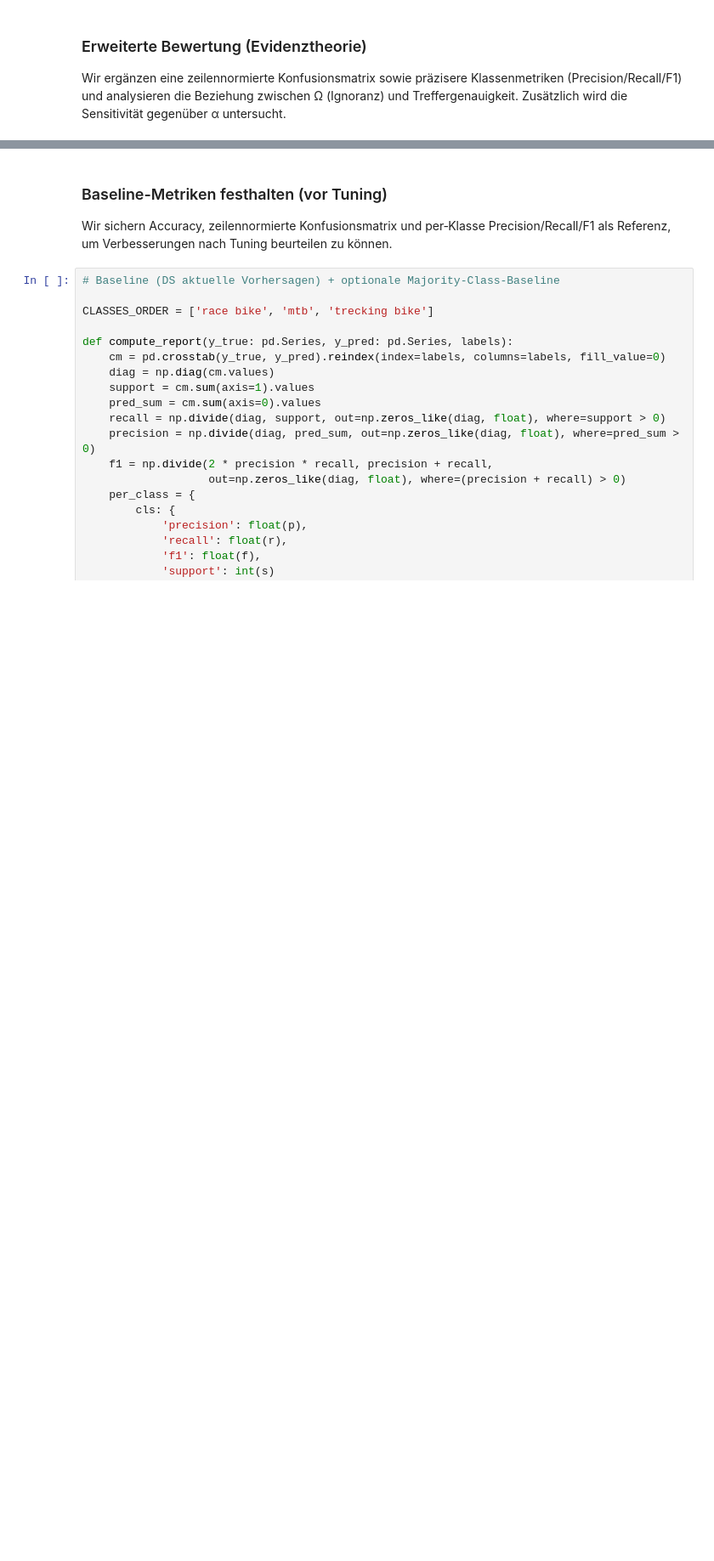
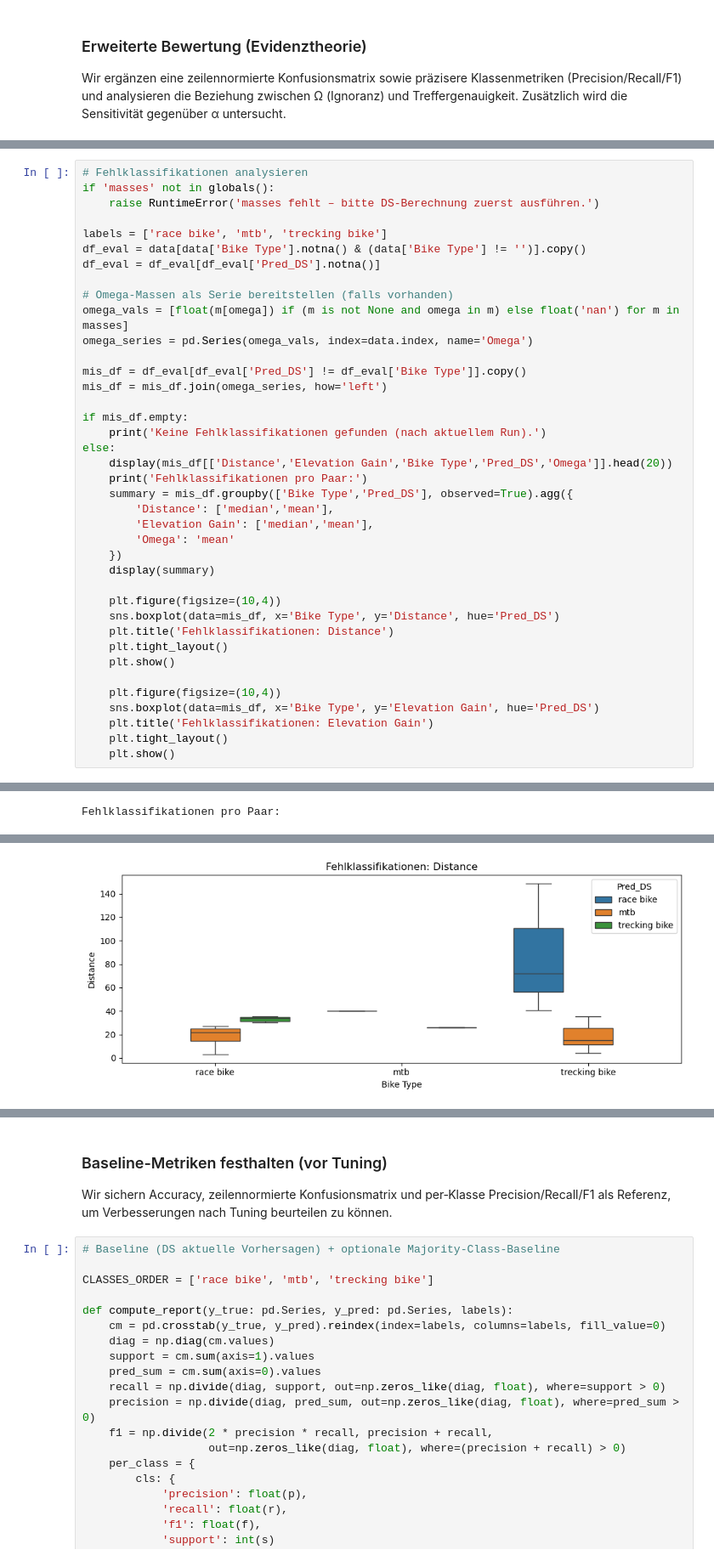
Before and after one commit to litithio/EVIDENCE_CBR, a Jupyter notebook: Assignment_Evidence_CBR.ipynb, the cells around one changed output, grey strips where cells are left out. Shown at 85% size. Drawn from its saved outputs; the diff is of its cells as text; blank space fills up the shorter version.

```diff
--- a/Assignment_Evidence_CBR.ipynb
+++ b/Assignment_Evidence_CBR.ipynb
@@ -341,0 +401,40 @@ display(report.round(3))
+# %%
+# Fehlklassifikationen analysieren
+if 'masses' not in globals():
+    raise RuntimeError('masses fehlt – bitte DS-Berechnung zuerst ausführen.')
+
+labels = ['race bike', 'mtb', 'trecking bike']
+df_eval = data[data['Bike Type'].notna() & (data['Bike Type'] != '')].copy()
+df_eval = df_eval[df_eval['Pred_DS'].notna()]
+
+# Omega-Massen als Serie bereitstellen (falls vorhanden)
+omega_vals = [float(m[omega]) if (m is not None and omega in m) else float('nan') for m in masses]
+omega_series = pd.Series(omega_vals, index=data.index, name='Omega')
+
+mis_df = df_eval[df_eval['Pred_DS'] != df_eval['Bike Type']].copy()
+mis_df = mis_df.join(omega_series, how='left')
+
+if mis_df.empty:
+    print('Keine Fehlklassifikationen gefunden (nach aktuellem Run).')
+else:
+    display(mis_df[['Distance','Elevation Gain','Bike Type','Pred_DS','Omega']].head(20))
+    print('Fehlklassifikationen pro Paar:')
+    summary = mis_df.groupby(['Bike Type','Pred_DS'], observed=True).agg({
+        'Distance': ['median','mean'],
+        'Elevation Gain': ['median','mean'],
+        'Omega': 'mean'
+    })
+    display(summary)
+
+    plt.figure(figsize=(10,4))
+    sns.boxplot(data=mis_df, x='Bike Type', y='Distance', hue='Pred_DS')
+    plt.title('Fehlklassifikationen: Distance')
+    plt.tight_layout()
+    plt.show()
+
+    plt.figure(figsize=(10,4))
+    sns.boxplot(data=mis_df, x='Bike Type', y='Elevation Gain', hue='Pred_DS')
+    plt.title('Fehlklassifikationen: Elevation Gain')
+    plt.tight_layout()
+    plt.show()
+# %% [output]
@@ -341,0 +458 @@ display(report.round(3))
+Fehlklassifikationen pro Paar:
@@ -341,0 +468 @@ display(report.round(3))
+[figure, added]
```
Also changed, not shown: parts of 35 cells of this notebook, 10 other files.
